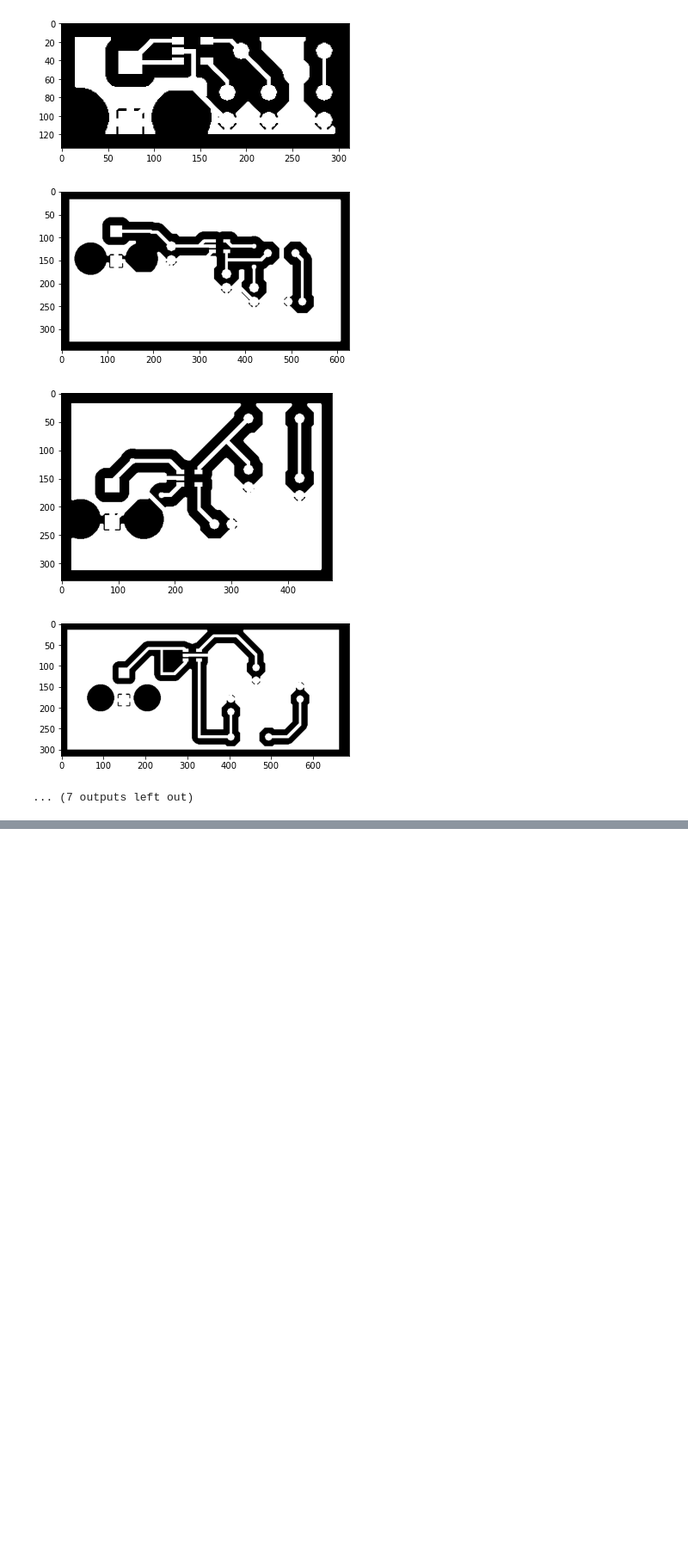
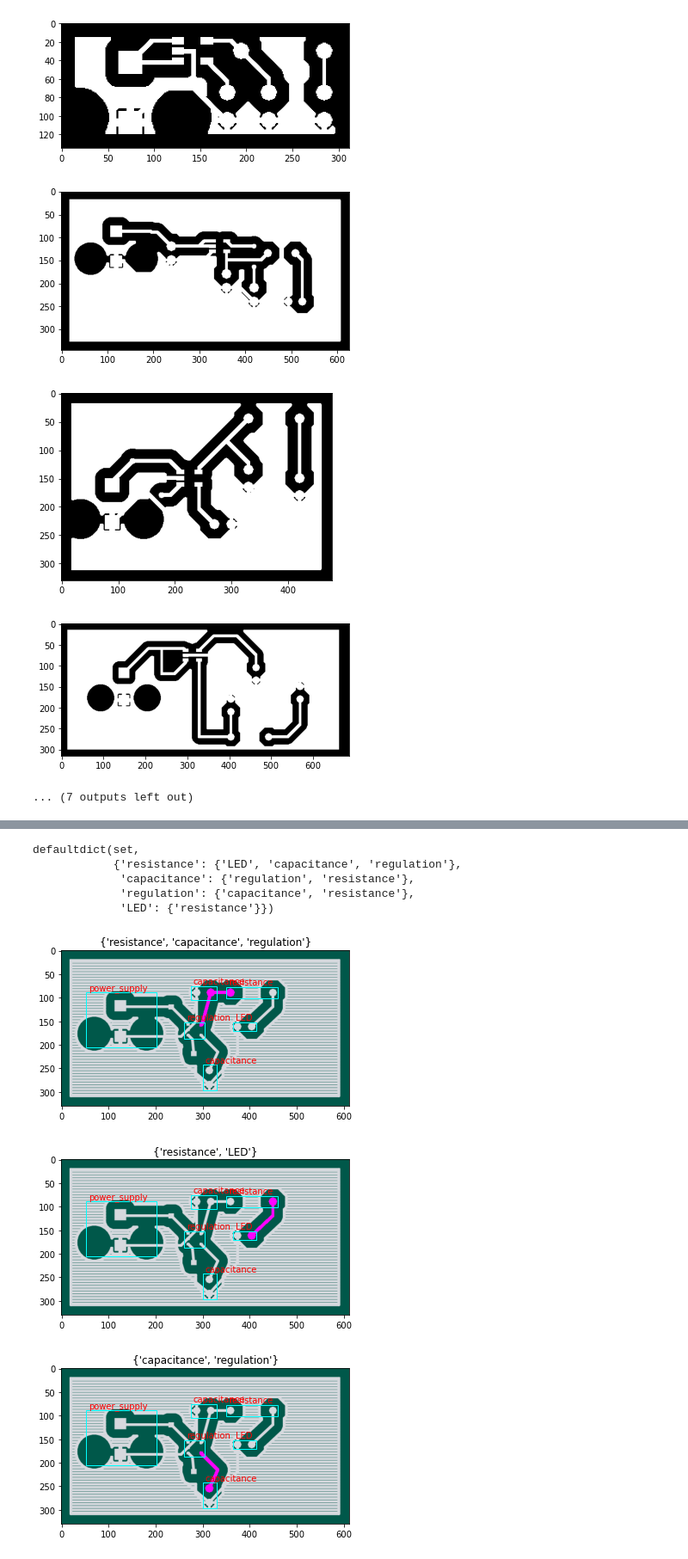
Before and after one commit to Chen-Yifan/pcb-auto-grader, a Jupyter notebook: experiment/trace_detection.ipynb, the cells around one changed output, grey strips where cells are left out. Shown at 86% size. Saved outputs shown, nothing was run; the diff lists cells and outputs as text; code cells hidden in the pictures; blank space fills up the shorter version.

```diff
--- a/experiment/trace_detection.ipynb
+++ b/experiment/trace_detection.ipynb
@@ -117,0 +233,11 @@ display_all_white_regions(get_binary_copper_img(all_top_copper_files[0]))
+# %%
+get_topology_from_path(*all_top_copper_label_pairs[1], verbose=True)
+# %% [output]
+defaultdict(set,
+            {'resistance': {'LED', 'capacitance', 'regulation'},
+             'capacitance': {'regulation', 'resistance'},
+             'regulation': {'capacitance', 'resistance'},
+             'LED': {'resistance'}})
+[figure, added]
+[figure, added]
+[figure, added]
```
Also changed, not shown: parts of 19 cells of this notebook.
